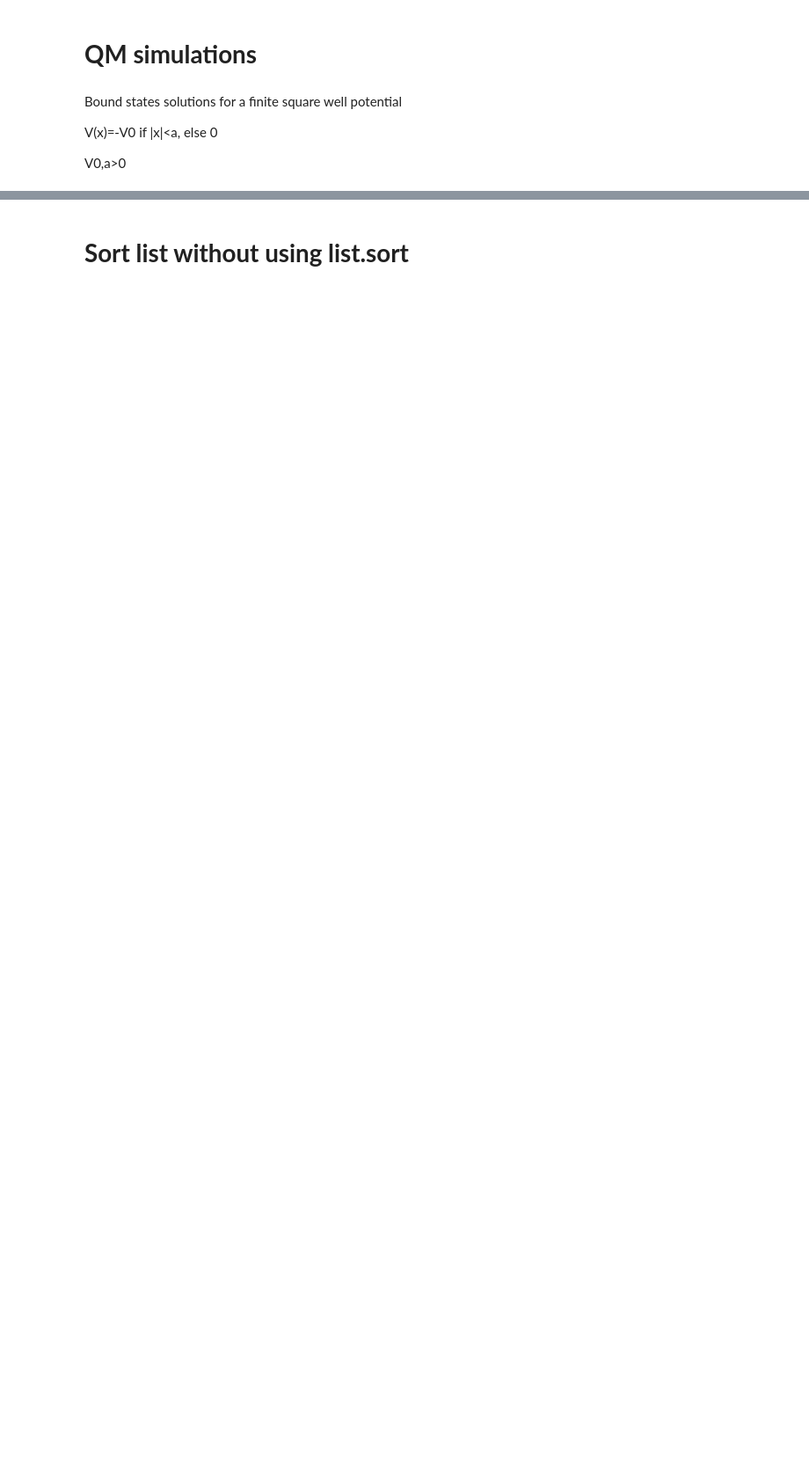
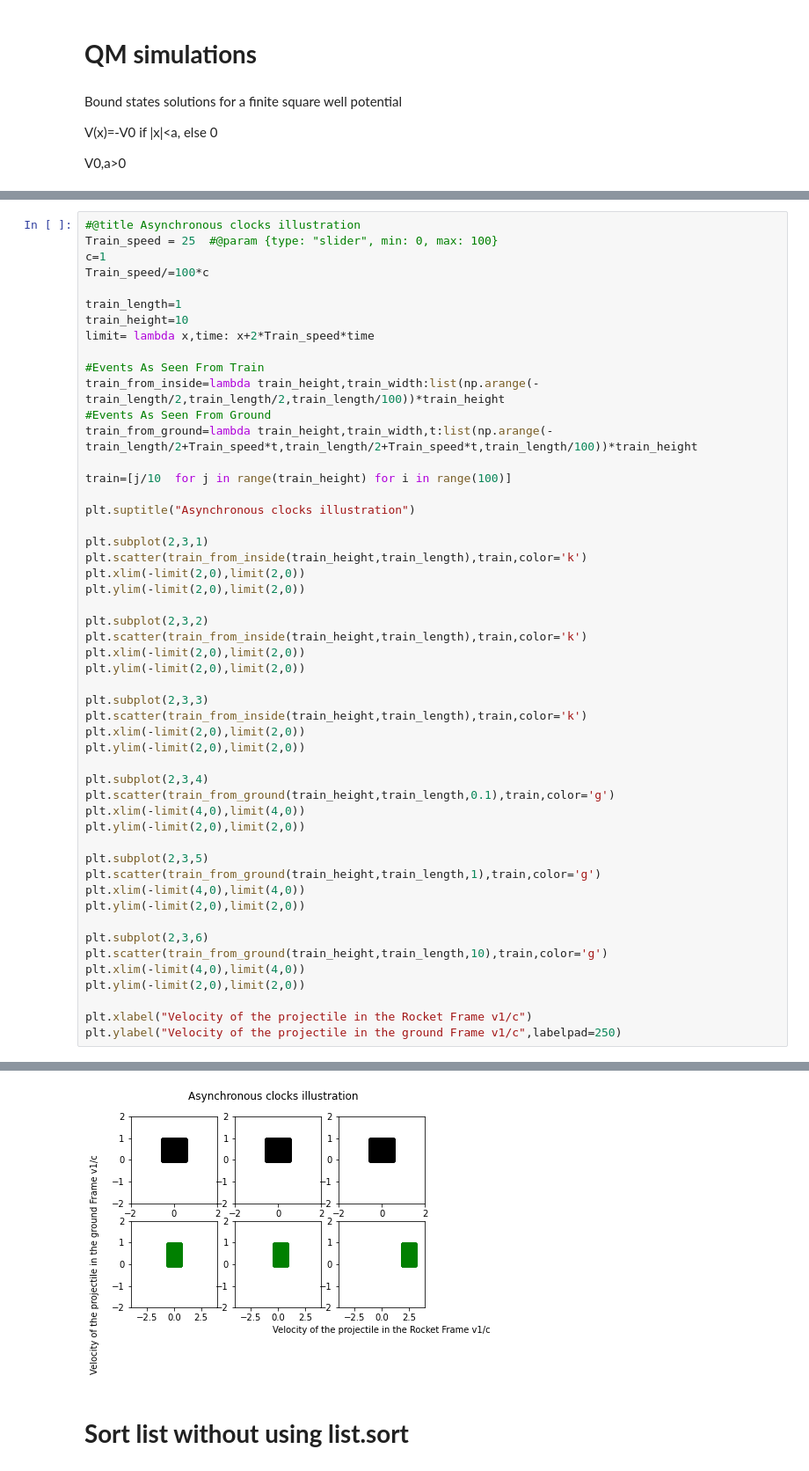
Before and after one commit to githeb-sudo/HQ, a Jupyter notebook: CodeWars.ipynb, the cells around one changed output, grey strips where cells are left out. Shown: that part at 88% size. Saved outputs shown, nothing was run; the diff lists cells and outputs as text; blank space fills up the shorter version.

```diff
--- a/CodeWars.ipynb
+++ b/CodeWars.ipynb
@@ -210,0 +2620,52 @@ plt.plot(x,f(x),"y")
+# %%
+#@title Asynchronous clocks illustration
+Train_speed = 25  #@param {type: "slider", min: 0, max: 100}
+c=1
+Train_speed/=100*c
+
+train_length=1
+train_height=10
+limit= lambda x,time: x+2*Train_speed*time
+
+#Events As Seen From Train
+train_from_inside=lambda train_height,train_width:list(np.arange(-train_length/2,train_length/2,train_length/100))*train_height
+#Events As Seen From Ground
+train_from_ground=lambda train_height,train_width,t:list(np.arange(-train_length/2+Train_speed*t,train_length/2+Train_speed*t,train_length/100))*train_height
+
+train=[j/10  for j in range(train_height) for i in range(100)]
+
+plt.suptitle("Asynchronous clocks illustration")
+
+plt.subplot(2,3,1)
+plt.scatter(train_from_inside(train_height,train_length),train,color='k')
+plt.xlim(-limit(2,0),limit(2,0))
+plt.ylim(-limit(2,0),limit(2,0))
+
+plt.subplot(2,3,2)
+plt.scatter(train_from_inside(train_height,train_length),train,color='k')
+plt.xlim(-limit(2,0),limit(2,0))
+plt.ylim(-limit(2,0),limit(2,0))
+
+plt.subplot(2,3,3)
+plt.scatter(train_from_inside(train_height,train_length),train,color='k')
+plt.xlim(-limit(2,0),limit(2,0))
+plt.ylim(-limit(2,0),limit(2,0))
+
+plt.subplot(2,3,4)
+plt.scatter(train_from_ground(train_height,train_length,0.1),train,color='g')
+plt.xlim(-limit(4,0),limit(4,0))
+plt.ylim(-limit(2,0),limit(2,0))
+
+plt.subplot(2,3,5)
+plt.scatter(train_from_ground(train_height,train_length,1),train,color='g')
+plt.xlim(-limit(4,0),limit(4,0))
+plt.ylim(-limit(2,0),limit(2,0))
+
+plt.subplot(2,3,6)
+plt.scatter(train_from_ground(train_height,train_length,10),train,color='g')
+plt.xlim(-limit(4,0),limit(4,0))
+plt.ylim(-limit(2,0),limit(2,0))
+
+plt.xlabel("Velocity of the projectile in the Rocket Frame v1/c")
+plt.ylabel("Velocity of the projectile in the ground Frame v1/c",labelpad=250)
+# %% [output]
@@ -211,3 +2673,4 @@ plt.plot(x,f(x),"y")
+[figure, added]
 # %% [markdown]
 # **Sort list without using list.sort**
 # %%
```
Also changed, not shown: parts of 27 cells of this notebook.
